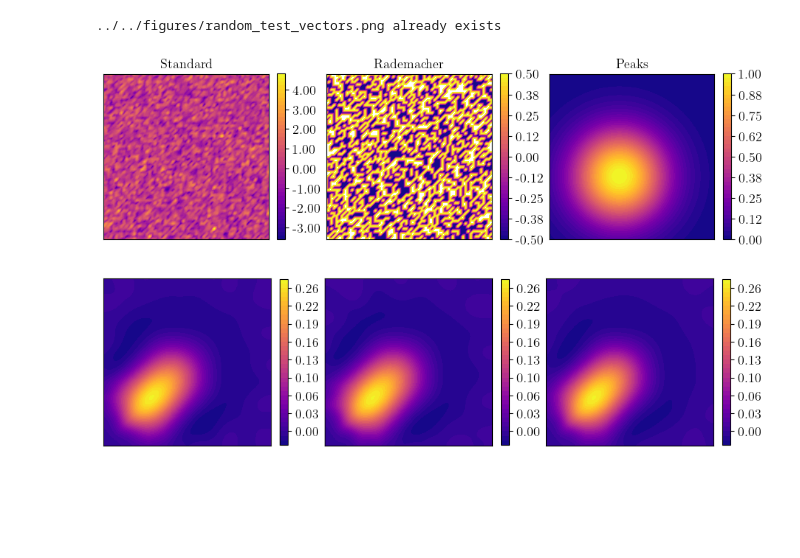
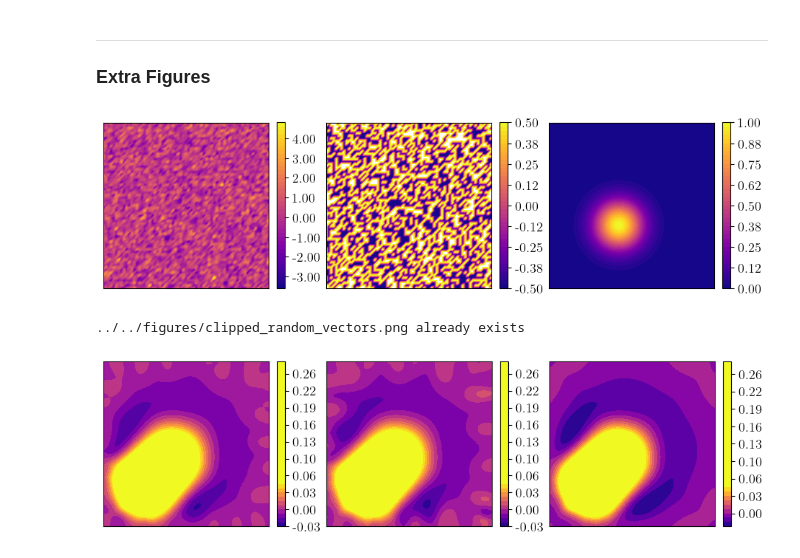
Before and after one commit to EliasSev/masters-thesis, a Jupyter notebook: notebooks/matrix_free_rsvd_new/07_random_vectors_variants.ipynb, the cells around one changed output. Drawn from its saved outputs; the diff is of its cells as text; code cells hidden in the pictures; blank space fills up the shorter version.

```diff
--- a/notebooks/matrix_free_rsvd_new/07_random_vectors_variants.ipynb
+++ b/notebooks/matrix_free_rsvd_new/07_random_vectors_variants.ipynb
@@ -26,41 +184,43 @@ PROBLEMS = TestProblemsSetup(n=64).get_test_problems()
+# %% [markdown]
+---
+### **Extra Figures**
 # %%
 def plot_random_vectors(pid, fig_name=None):
     pb = PROBLEMS[pid]
     rsvd = MatrixFreeRSVD(pb['V_h'])
 
     f_standard = Function(pb['V_h'])
     f_rademacher = Function(pb['V_h'])
     f_peaks = Function(pb['V_h'])
 
     rng = np.random.default_rng(seed=SEED)
 
     N = pb['V_h'].dim()
     f_standard.vector()[:] = rsvd._draw_random_vector(N, 'standard', rng)
     f_rademacher.vector()[:] = rsvd._draw_random_vector(N, 'rademacher', rng)
-    f_peaks.vector()[:] = rsvd._draw_random_vector(N, 'peaks', rng, A=1, sigma=0.2)
+    f_peaks.vector()[:] = rsvd._draw_random_vector(N, 'peaks', rng, A=1, sigma=0.1)
 
     fig, axes = plt.subplots(1, 3, figsize=(9, 6), constrained_layout=True)
     axes = axes.flatten()
 
-    names = ["Standard", "Rademacher", "Peaks"]
+    names = ["Standard", "Rademacher", "Peak"]
     #names = [None, None, None]
     sols = [f_standard, f_rademacher, f_peaks]
     for ax, func, name in zip(axes, sols, names):
         plt.sca(ax)
         p = plot(func, cmap=CMAP)
         fig.colorbar(p, ax=ax, format="%.2f", shrink=0.38)
         ax.set_xticks([])
         ax.set_yticks([])
-        ax.set_title(name, fontsize=13)
+        #ax.set_title(name, fontsize=13)
 
     save_plot(fig_name)
     plt.show()
 
 
 plot_random_vectors('I', fig_name='random_test_vectors')
 # %% [output]
-../../figures/random_test_vectors.png already exists
-[figure, old version]
+[figure, new version]
 # %%
 def get_f_from_different_test_vectors(k, pid):
     pb = PROBLEMS[pid]
@@ -80,7 +240,7 @@ def get_f_from_different_test_vectors(k, pid):
     return f_list
 
 
-def plot_multiple_f(f_list):
+def plot_multiple_f(f_list, fig_name=None):
     fig, axes = plt.subplots(1, 3, figsize=(9, 6), constrained_layout=True)
 
     names = [
@@ -90,12 +250,17 @@ def plot_multiple_f(f_list):
     ]
     for ax, func, name in zip(axes.flat, f_list, names):
         plt.sca(ax)
-        p = plot(func, cmap=CMAP)
-        fig.colorbar(p, ax=ax, format="%.2f", shrink=0.38)
+        p = plot(func, cmap=CMAP, vmax=0.05)
+        fig.colorbar(p, ax=ax, format="%.2f", shrink=0.378)
         ax.set_xticks([])
         ax.set_yticks([])
 
-f_list = get_f_from_different_test_vectors(k=30, pid='I')
-plot_multiple_f(f_list)
+    save_plot(fig_name)
+    plt.show()
+
+
+f_list = get_f_from_different_test_vectors(k=50, pid='I')
+plot_multiple_f(f_list, 'clipped_random_vectors')
 # %% [output]
+../../figures/clipped_random_vectors.png already exists
-[figure, old version]
+[figure, new version]
```
Also changed, not shown: parts of 16 cells of this notebook, 13 other files.
